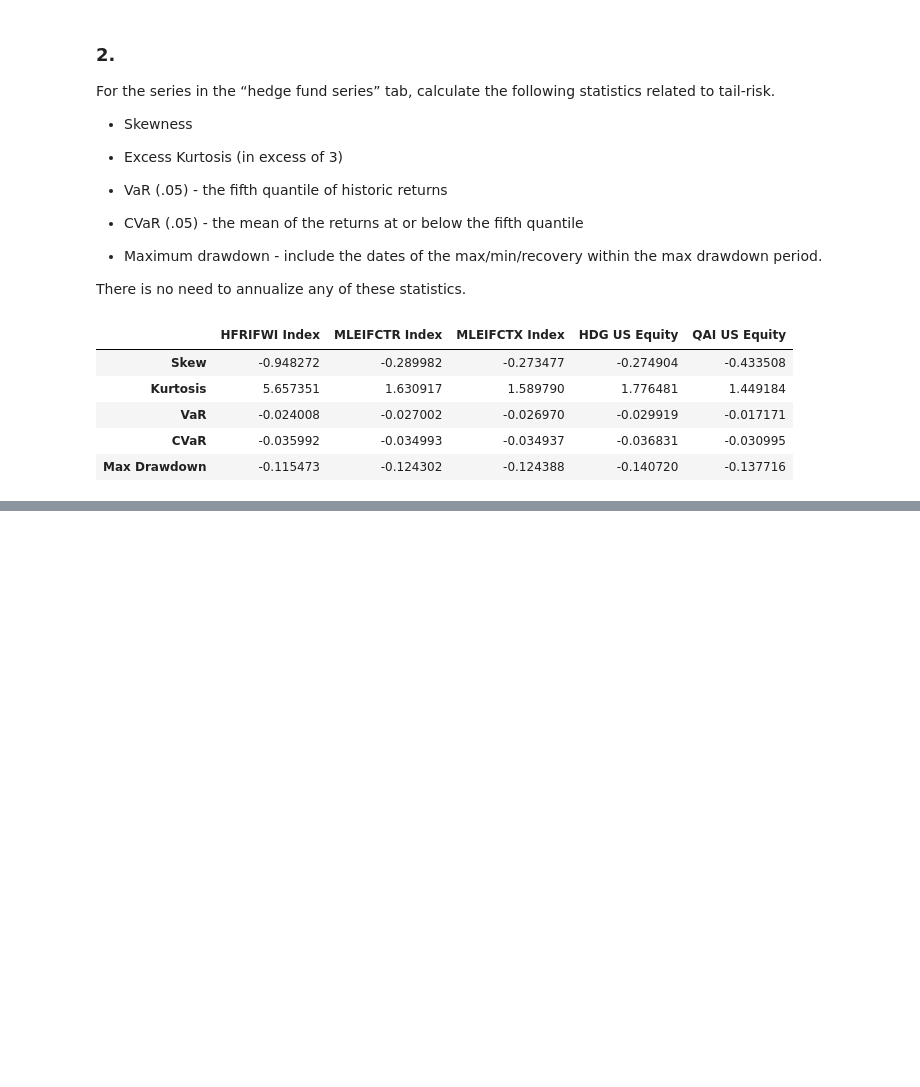
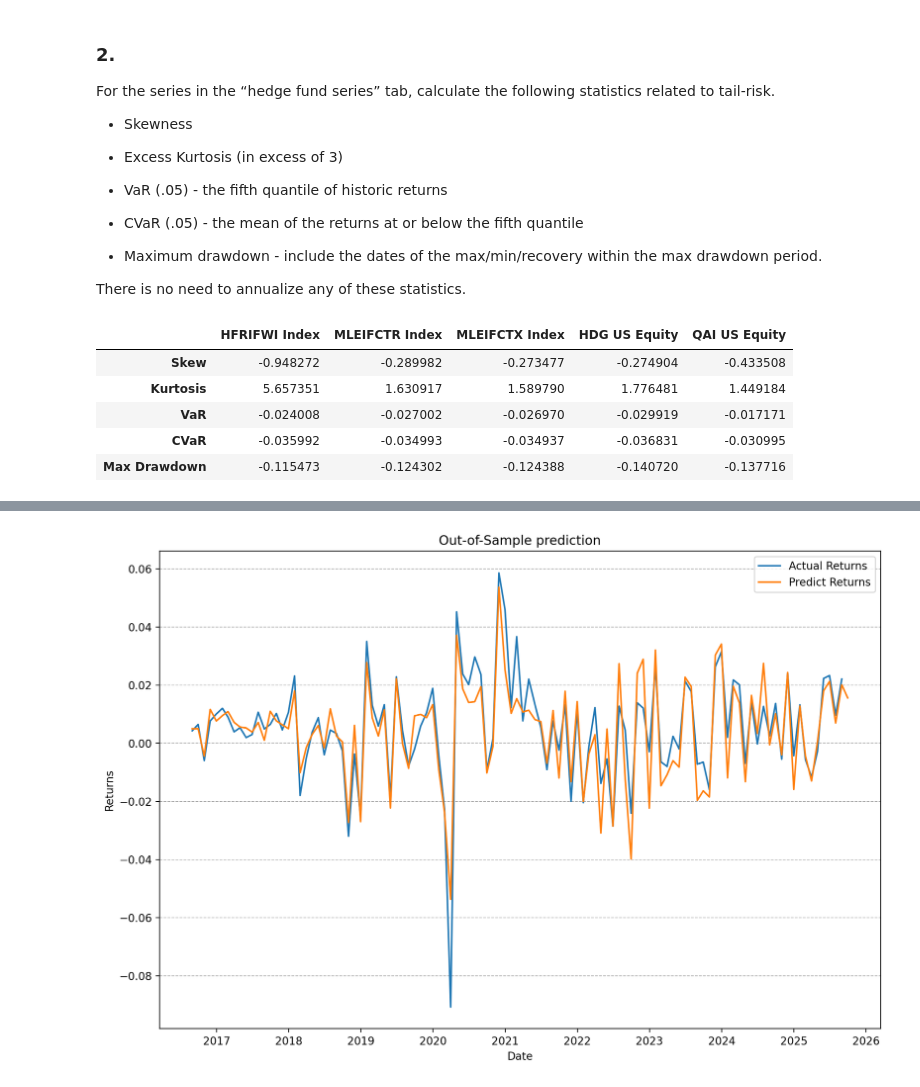
Before and after one commit to scfengv/FINM36700-Portfolio-and-Risk-Management, a Jupyter notebook: assignment/assignment2/HW2.ipynb, the cells around one changed output, grey strips where cells are left out. Saved outputs shown, nothing was run; the diff lists cells and outputs as text; code cells hidden in the pictures; blank space fills up the shorter version.

```diff
--- a/assignment/assignment2/HW2.ipynb
+++ b/assignment/assignment2/HW2.ipynb
@@ -160,0 +225,7 @@ Discuss the previous statistics, and what they tell us about…
+# %%
+y = hedgeFund["HFRIFWI Index"].ffill()
+x = sm.add_constant(merrillFactors)
+
+model = sm.OLS(y, x).fit()
+print(model.params)
+print(f"\nSum of portfolio weights: {round(model.params.sum(), 4)}")
@@ -160,0 +271,19 @@ Discuss the previous statistics, and what they tell us about…
+# %%
+t = 60
+n = len(hedgeFund["HFRIFWI Index"])
+prediction = list()
+
+for i in range(t, n):
+    y = hedgeFund["HFRIFWI Index"].ffill().iloc[i-60:i]
+    x = sm.add_constant(merrillFactors).iloc[i-60:i]
+    model = sm.OLS(y, x).fit()
+
+    oosValue = sm.add_constant(merrillFactors).iloc[i:i+1]
+    pred = model.predict(oosValue)
+    prediction.append(pred.values[0])
+
+result4 = pd.DataFrame({
+    "Actual Value": hedgeFund["HFRIFWI Index"].iloc[60:],
+    "Predict Value": prediction
+})
+result4
@@ -160,0 +305,13 @@ Discuss the previous statistics, and what they tell us about…
+# %%
+plt.figure(figsize = (12, 8))
+
+plt.plot(result4["Actual Value"], label = "Actual Returns")
+plt.plot(result4["Predict Value"], label = "Predict Returns")
+plt.title("Out-of-Sample prediction")
+plt.xlabel("Date")
+plt.ylabel("Returns")
+plt.legend()
+plt.grid(linestyle = '--', linewidth = 0.7, axis = 'y')
+plt.show()
+# %% [output]
+[figure, added]
```
Also changed, not shown: parts of 16 cells of this notebook.
